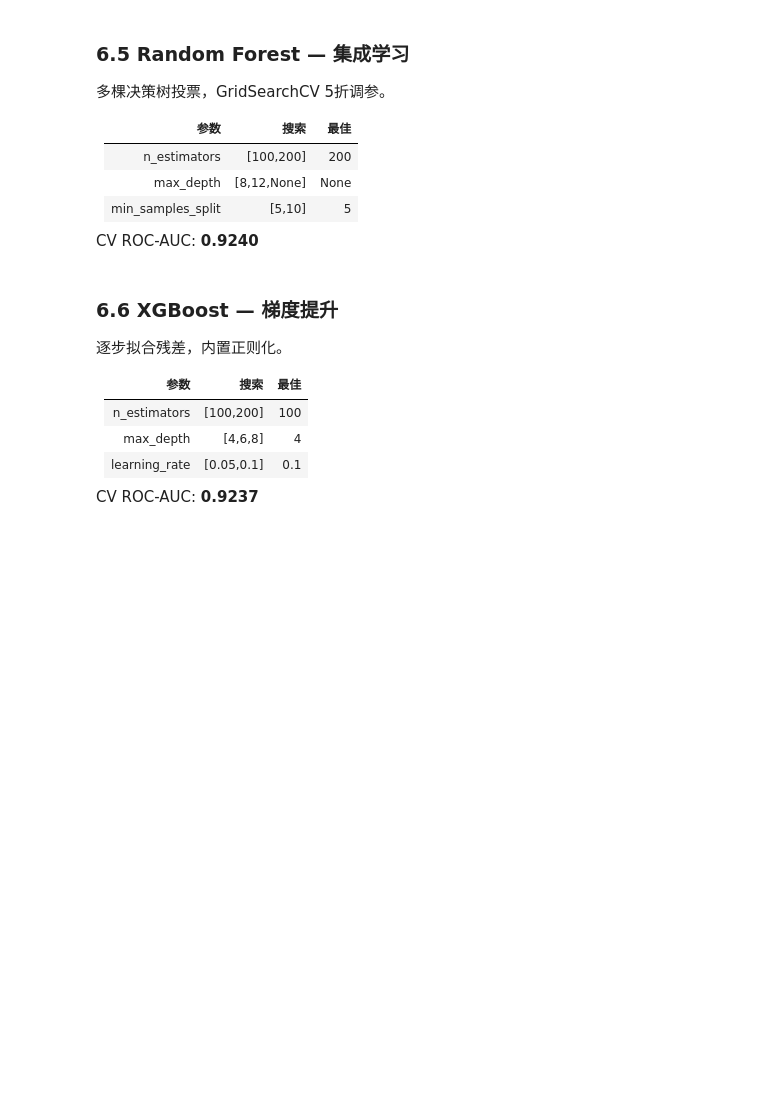
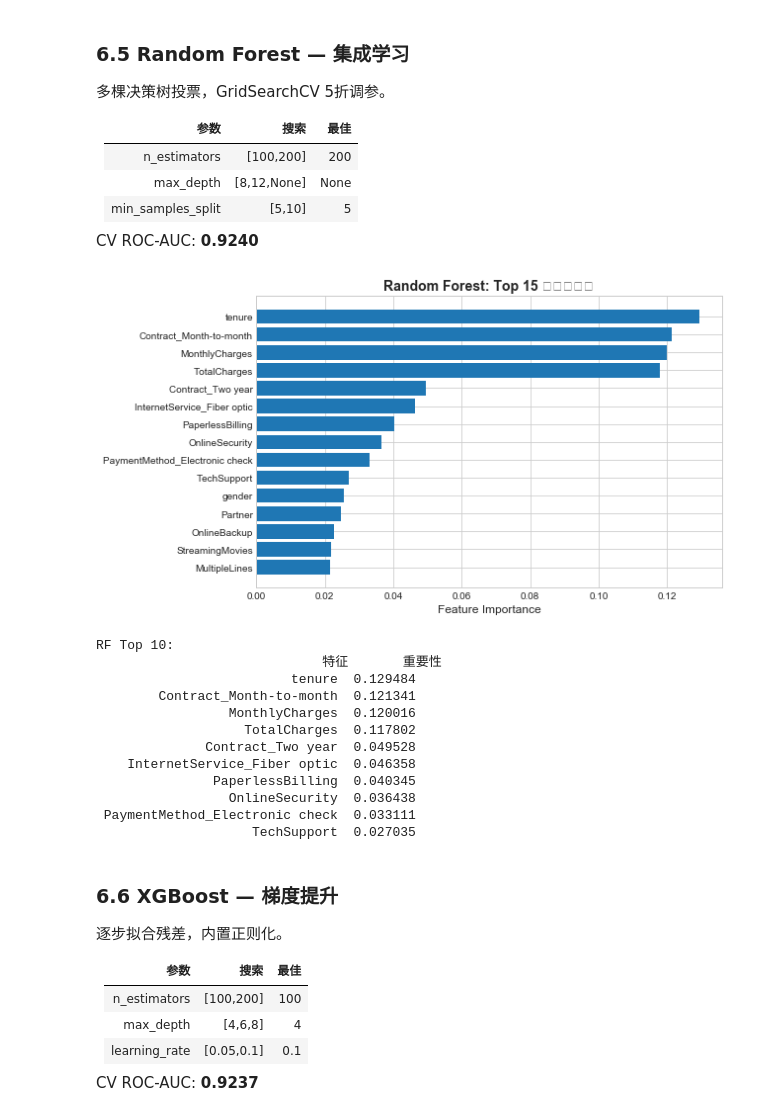
Before and after one commit to yyjiaqx/bank-customer-churn-prediction, a Jupyter notebook: notebooks/churn_analysis.ipynb, the cells around one changed output. Drawn from its saved outputs; the diff is of its cells as text; code cells hidden in the pictures; blank space fills up the shorter version.

```diff
--- a/notebooks/churn_analysis.ipynb
+++ b/notebooks/churn_analysis.ipynb
@@ -518,3 +563,37 @@ print('Best:', grid_rf.best_params_, '| CV AUC:', round(grid_rf.best_score_, 4))
+# %%
+# 6.6 RF 特征重要性
+rf_model = models["Random Forest"][0]
+rf_imp = pd.DataFrame({
+    "特征": X.columns,
+    "重要性": rf_model.feature_importances_
+}).sort_values("重要性", ascending=False).head(15)
+
+fig, ax = plt.subplots(figsize=(9, 5))
+top_rf = rf_imp.iloc[::-1]
+ax.barh(range(len(top_rf)), top_rf["重要性"].values, color=BLUE)
+ax.set_yticks(range(len(top_rf)))
+ax.set_yticklabels(top_rf["特征"].values, fontsize=10)
+ax.set_xlabel("Feature Importance", fontsize=12)
+ax.set_title("Random Forest: Top 15 特征重要性", fontsize=14, fontweight="bold")
+plt.tight_layout()
+plt.show()
+
+print("RF Top 10:")
+print(rf_imp.head(10).to_string(index=False))
+# %% [output]
+[figure, added]
+RF Top 10:
+                             特征       重要性
+                         tenure  0.129484
+        Contract_Month-to-month  0.121341
+                 MonthlyCharges  0.120016
+                   TotalCharges  0.117802
+              Contract_Two year  0.049528
+    InternetService_Fiber optic  0.046358
+               PaperlessBilling  0.040345
+                 OnlineSecurity  0.036438
+ PaymentMethod_Electronic check  0.033111
+                    TechSupport  0.027035
 # %% [markdown]
 ### 6.6 XGBoost — 梯度提升
 
```
Also changed, not shown: parts of 21 cells of this notebook, 1 other file.
